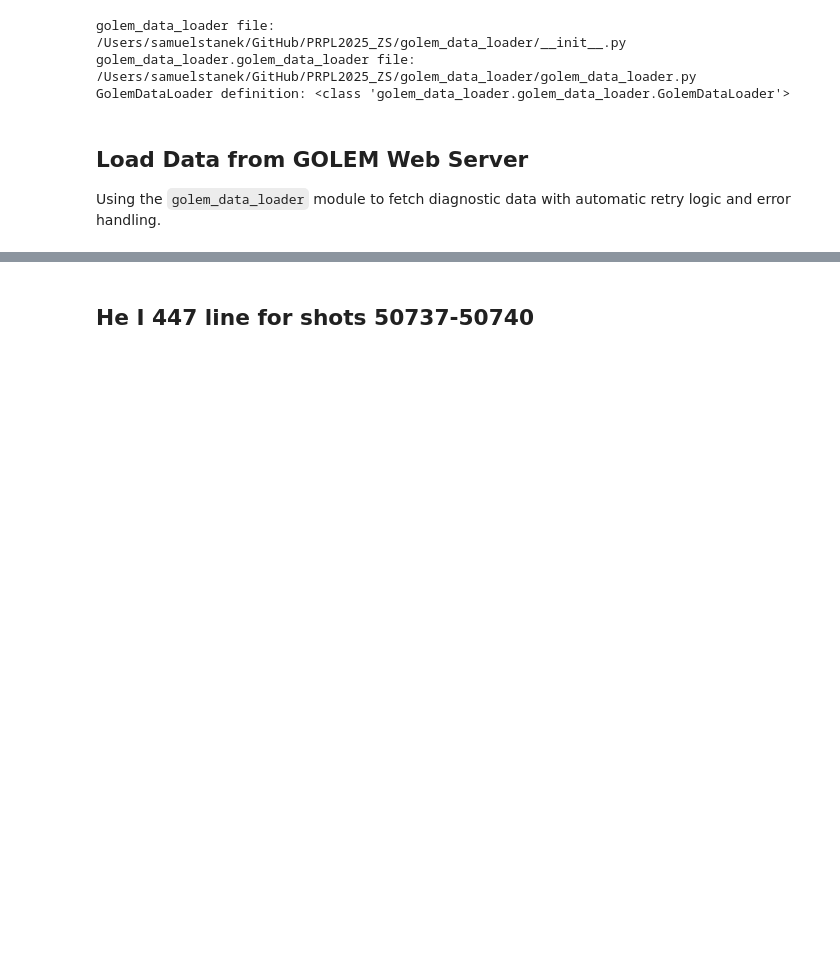
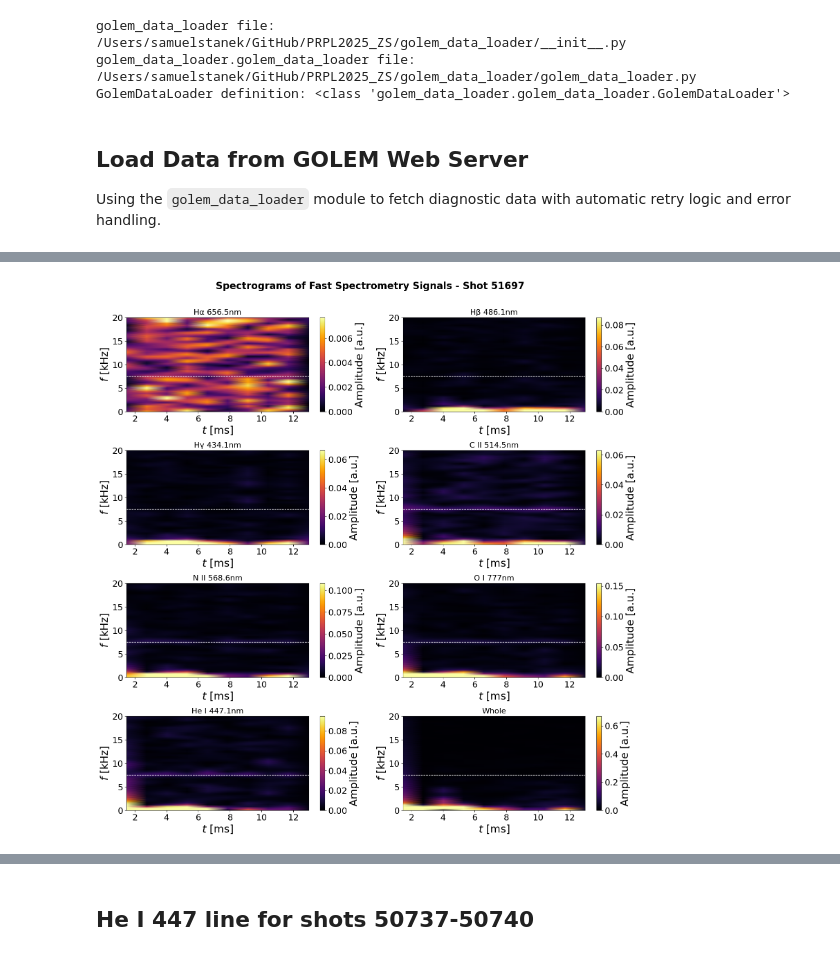
Before and after one commit to samostanek/PRPL2025_ZS, a Jupyter notebook: fast_spectrometry_graphs.ipynb, the cells around one changed output, grey strips where cells are left out. Saved outputs shown, nothing was run; the diff lists cells and outputs as text; code cells hidden in the pictures; blank space fills up the shorter version.

```diff
--- a/fast_spectrometry_graphs.ipynb
+++ b/fast_spectrometry_graphs.ipynb
@@ -209,0 +256,81 @@ plt.show()
+# %%
+
+# Spectrogram of each fast spectrometry signal
+from scipy.signal import ShortTimeFFT
+from scipy.signal.windows import flattop, gaussian, blackmanharris
+import matplotlib.colors as mcolors
+
+all_lines = first_lines + second_lines + ["Whole"]
+n_lines = len(all_lines)
+ncols = 2
+nrows = (n_lines + ncols - 1) // ncols
+
+fig_spec, axes_spec = plt.subplots(nrows=nrows, ncols=ncols, figsize=(16, 4 * nrows))
+axes_spec = axes_spec.flatten()
+
+for i, label in enumerate(all_lines):
+    ax = axes_spec[i]
+    if label not in data:
+        ax.set_visible(False)
+        continue
+
+    df = data[label]
+    t = df.iloc[:, 0].values  # time in seconds
+    u = df.iloc[:, 1].values  # intensity
+
+    # Only use the plasma region if timing is available
+    if loader.plasma_timing:
+        mask = (t * 1e3 >= loader.plasma_timing.t_plasma_start_ms) & (t * 1e3 <= loader.plasma_timing.t_plasma_end_ms)
+    else:
+        mask = (t * 1e3 >= 2) & (t * 1e3 <= 20)
+    t_sel = t[mask]
+    u_sel = u[mask]
+
+    if len(u_sel) < 2:
+        ax.set_visible(False)
+        continue
+
+    dt = np.mean(np.diff(t_sel))
+    fs = 1.0 / dt
+
+    # Remove DC component
+    u_ac = u_sel - np.mean(u_sel)
+
+    # Compute spectrogram using ShortTimeFFT with flat top window
+    nperseg = 256
+    win = blackmanharris(nperseg)
+    SFT = ShortTimeFFT(win, hop=nperseg // 2, fs=fs, scale_to=None)
+    Sx = SFT.stft(u_ac)
+    Sxx_linear = np.abs(Sx)
+    f = SFT.f
+    t_spec = SFT.t(len(u_ac))
+
+    # Limit frequency axis to 50 kHz
+    freq_limit = min(50e3, fs / 2)
+    freq_mask = f <= freq_limit
+
+    # Time axis in ms (relative to start of selected region)
+    t_abs_ms = t_sel[0] * 1e3 + t_spec * 1e3
+
+    # Linear normalization clipped at 99th percentile to suppress outliers
+    vmax = np.percentile(Sxx_linear[freq_mask], 99)
+    norm = mcolors.Normalize(vmin=0, vmax=vmax)
+
+    im = ax.pcolormesh(t_abs_ms, f[freq_mask] / 1e3, Sxx_linear[freq_mask], shading='gouraud', cmap='inferno', norm=norm)
+    fig_spec.colorbar(im, ax=ax, label='Amplitude [a.u.]')
+    ax.set_title(label, fontsize=16)
+    ax.set_xlabel(r"$t$ [ms]")
+    ax.set_ylabel(r"$f$ [kHz]")
+    ax.set_ylim(0, 20)
+    ax.axhline(7.5, color='white', linestyle='--', linewidth=1, label='6.8 kHz')
+
+# Hide any unused subplots
+for j in range(n_lines, len(axes_spec)):
+    axes_spec[j].set_visible(False)
+
+fig_spec.suptitle(f"Spectrograms of Fast Spectrometry Signals - Shot {shotno}",
+                  fontweight='bold', fontsize=20, y=1.01)
+fig_spec.tight_layout()
+plt.show()
+# %% [output]
+[figure, added]
```
Also changed, not shown: parts of 12 cells of this notebook.
